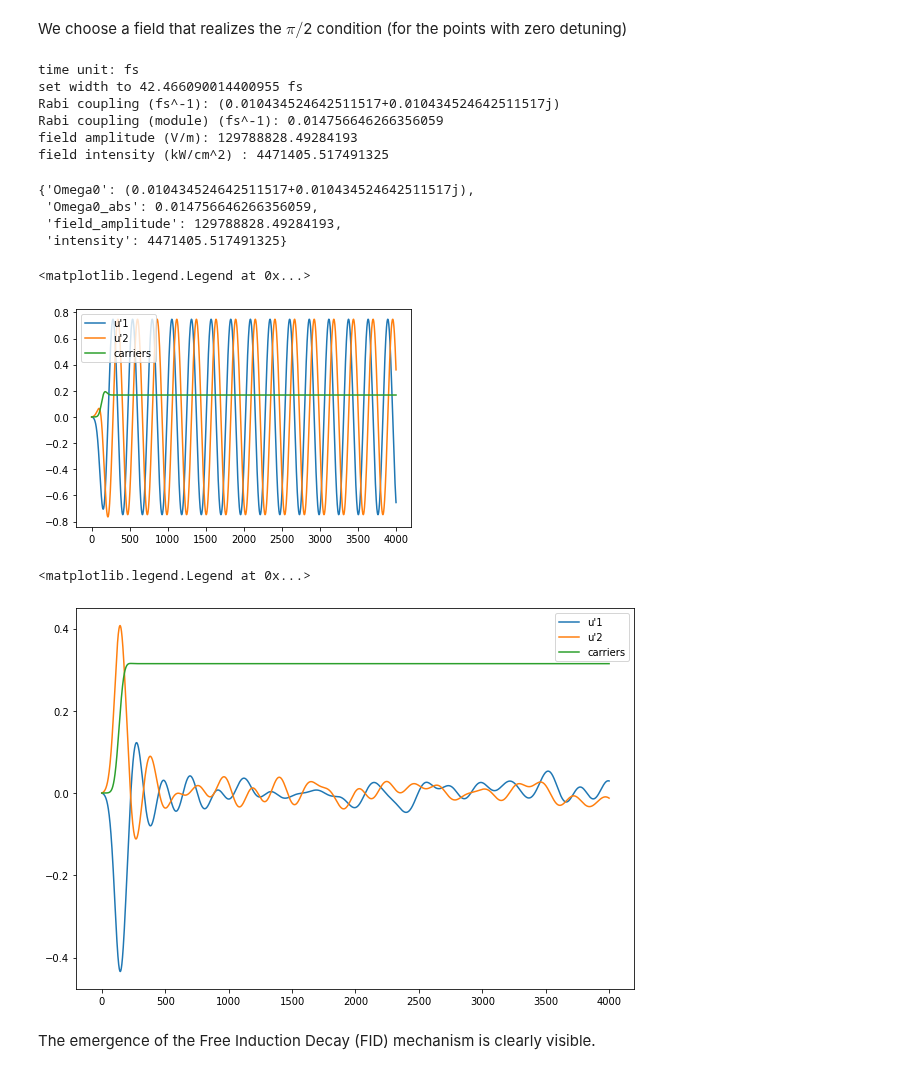
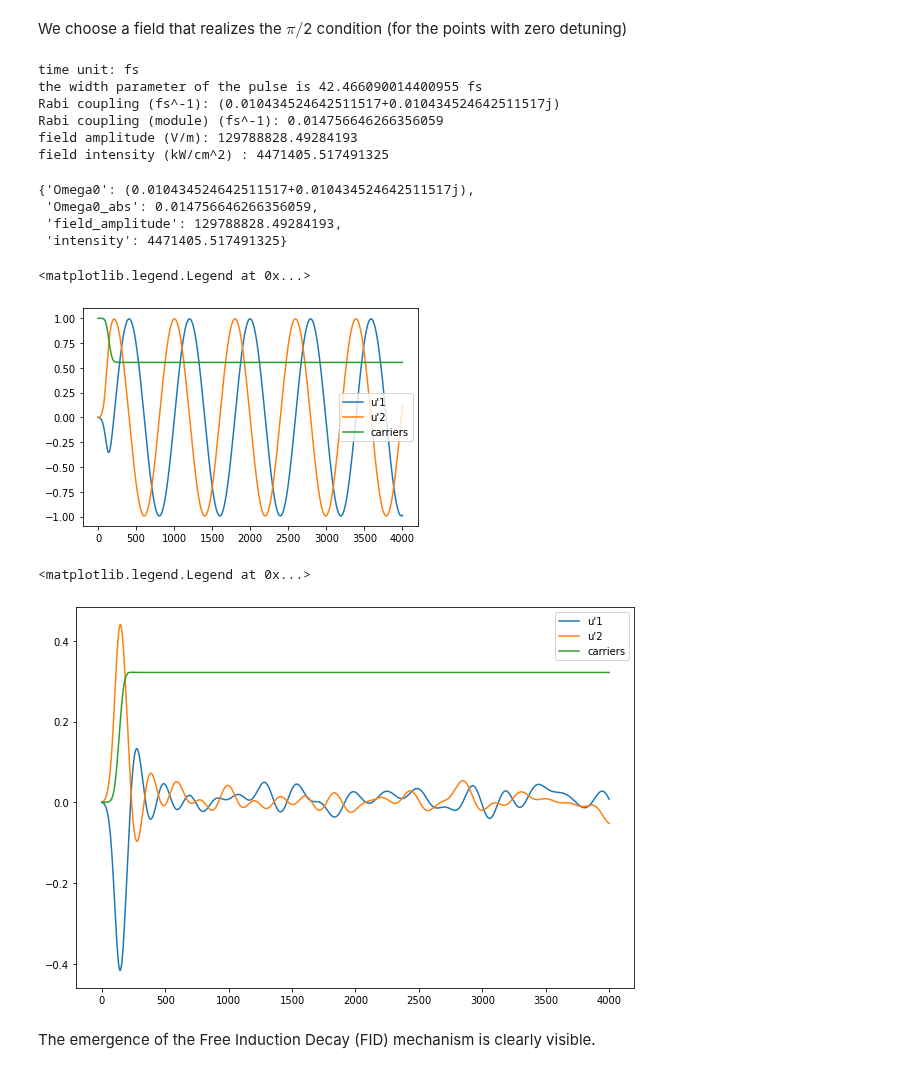
Before and after one commit to marcodalessandro76/MPPI, a Jupyter notebook: sphinx_source/tutorials/Model_TLS_optical_absorption.ipynb, the cells around one changed output. Saved outputs shown, nothing was run; the diff lists cells and outputs as text; code cells hidden in the pictures.

```diff
--- a/sphinx_source/tutorials/Model_TLS_optical_absorption.ipynb
+++ b/sphinx_source/tutorials/Model_TLS_optical_absorption.ipynb
@@ -485,11 +487,11 @@ h_red = C.Planck_reduced_ev_ps*1e3 # hbar in eV*fs
 We choose a field that realizes the $\pi/$2 condition (for the points with zero detuning)
 # %%
 theta1= 0.5*np.pi # set the area of the pulse
-pars1 = G.pulseParametersFromTheta(dipole,theta1,fwhm=fwhm)
+pars1 = TLS.pulseParametersFromTheta(dipole,theta1,fwhm=fwhm)
 pars1
 # %% [output]
 time unit: fs
-set width to 42.466090014400955 fs
+the width parameter of the pulse is 42.466090014400955 fs
 Rabi coupling (fs^-1): (0.010434524642511517+0.010434524642511517j)
 Rabi coupling (module) (fs^-1): 0.014756646266356059
 field amplitude (V/m): 129788828.49284193
@@ -503,13 +505,12 @@ Omega = lambda t : G.gaussianPulse(t,energy=energy,amplitude=pars1['Omega0_abs']
 # %%
 #plt.plot(time,Omega(time))
 # %%
-#uprime0 = np.array([0.,0.,-1.]) # set the system in the GS before the pulse
-uprime0 = np.array([0.,0.,11.]) # set the system in the GS before the pulse
+uprime0 = np.array([0.,0.,1.]) # set the system in the GS before the pulse
 # %%
 uprime = np.zeros([3,len(time),numk])
 for k in range(numk):
     delta_fsm1 = 1e-3*deltas[k]/h_red
-    uprime[:,:,k] = TLS.solveBlochEq(uprime0,time,Omega,mu=dipole,delta=delta_fsm1)
+    uprime[:,:,k] = TLS.solveBlochEq(uprime0,time,Omega,mu12=dipole,delta=delta_fsm1)
 uprime_global = np.mean(uprime,axis=2)
 # %%
 k = 3
@@ -519,16 +520,16 @@ plt.plot(time,0.5*(1+uprime[2,:,k]),label="carriers")
 plt.legend()
 # %% [output]
 <matplotlib.legend.Legend at 0x...>
-[figure, old version]
+[figure, new version]
 # %%
 plt.figure(figsize=(10,7))
 plt.plot(time,uprime_global[0],label="u'1")
 plt.plot(time,uprime_global[1],label="u'2")
-plt.plot(time,0.5*(1+uprime_global[2]),label="carriers")
+plt.plot(time,0.5*(1-uprime_global[2]),label="carriers")
 plt.legend()
 # %% [output]
 <matplotlib.legend.Legend at 0x...>
-[figure, old version]
+[figure, new version]
 # %% [markdown]
 The emergence of the Free Induction Decay (FID) mechanism is clearly visible.
 # %% [markdown]
```
Also changed, not shown: parts of 13 cells of this notebook, 7 other files.
